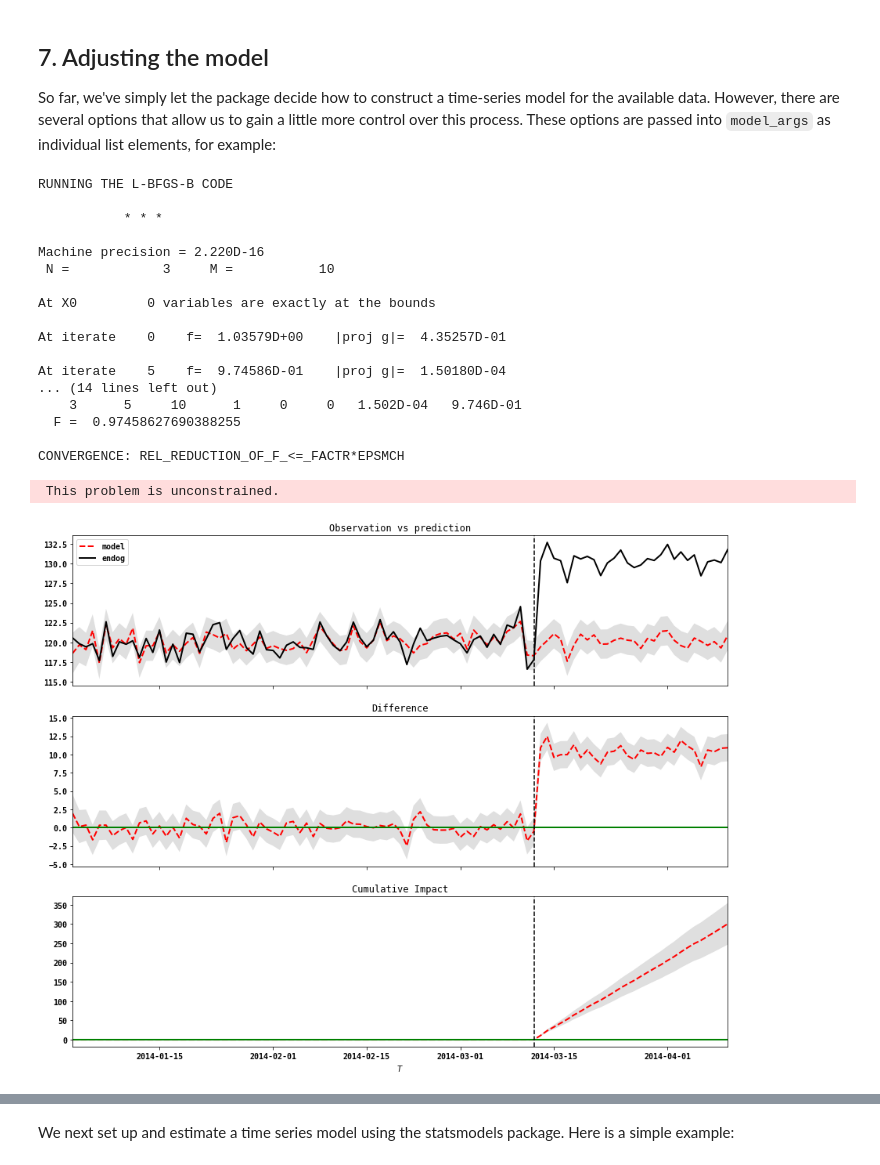
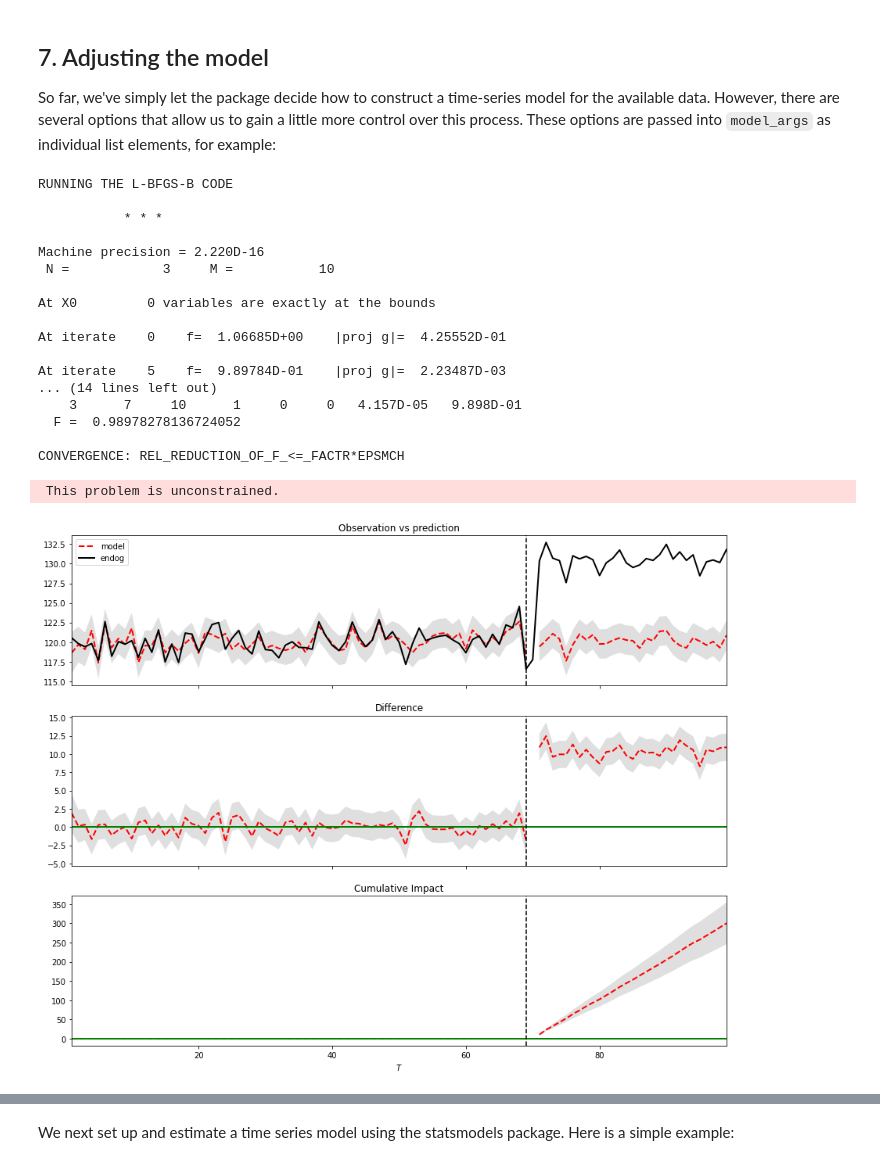
Before and after one commit to jamalsenouci/causalimpact, a Jupyter notebook: GettingStarted.ipynb, the cells around one changed output, grey strips where cells are left out. Saved outputs shown, nothing was run; the diff lists cells and outputs as text; code cells hidden in the pictures.

```diff
--- a/GettingStarted.ipynb
+++ b/GettingStarted.ipynb
@@ -140,8 +121,9 @@ Remember, once again, that all of the above inferences depend critically on the
 It is often more natural to feed a time-series object into `CausalImpact()` rather than a data frame. For example, we might create a `data` variable as follows:
 # %%
 date_range = pd.date_range(start="2014-01-01", periods=100)
-data.index = date_range
-data.head()
+ts_data = data.copy()
+ts_data.index = date_range
+ts_data.head()
 # %% [output]
 |  | y | x1 |
 | 2014-01-01 | 121.308920 | 101.463374 |
@@ -152,7 +134,7 @@ data.head()
 # %% [markdown]
 We can now specify the pre_period and post_period in terms of time points rather than indices:
 # %%
-pre_period = [pd.to_datetime(date) for date in ["2014-01-01", "2014-03-12"]]
-post_period = [pd.to_datetime(date) for date in ["2014-03-13", "2014-04-10"]]
+ts_pre_period = [pd.to_datetime(date) for date in ["2014-01-01", "2014-03-12"]]
+ts_post_period = [pd.to_datetime(date) for date in ["2014-03-13", "2014-04-10"]]
 # %% [markdown]
 As a result, the x-axis of the plot shows time points instead of indices:
@@ -239,8 +221,8 @@ intervention.
 
 So far, we've simply let the package decide how to construct a time-series model for the available data. However, there are several options that allow us to gain a little more control over this process. These options are passed into `model_args` as individual list elements, for example:
 # %%
-impact = CausalImpact(data, pre_period, post_period, model_args={"niter":5000, "nseasons":7})
-impact.run()
+ts_impact = CausalImpact(data, pre_period, post_period, model_args={"nseasons":7})
+ts_impact.run()
 # %% [output]
 RUNNING THE L-BFGS-B CODE
 
@@ -251,19 +233,19 @@ Machine precision = 2.220D-16
 
 At X0         0 variables are exactly at the bounds
 
-At iterate    0    f=  1.03579D+00    |proj g|=  4.35257D-01
+At iterate    0    f=  1.06685D+00    |proj g|=  4.25552D-01
 
-At iterate    5    f=  9.74586D-01    |proj g|=  1.50180D-04
+At iterate    5    f=  9.89784D-01    |proj g|=  2.23487D-03
 ... (14 lines left out)
-    3      5     10      1     0     0   1.502D-04   9.746D-01
-  F =  0.97458627690388255
+    3      7     10      1     0     0   4.157D-05   9.898D-01
+  F =  0.98978278136724052
 
 CONVERGENCE: REL_REDUCTION_OF_F_<=_FACTR*EPSMCH
  This problem is unconstrained.
 # %%
-impact.plot()
+ts_impact.plot()
 # %% [output]
-[figure, old version]
+[figure, new version]
 # %% [markdown]
 ### Available options
 
```
Also changed, not shown: parts of 25 cells of this notebook, 16 other files.
